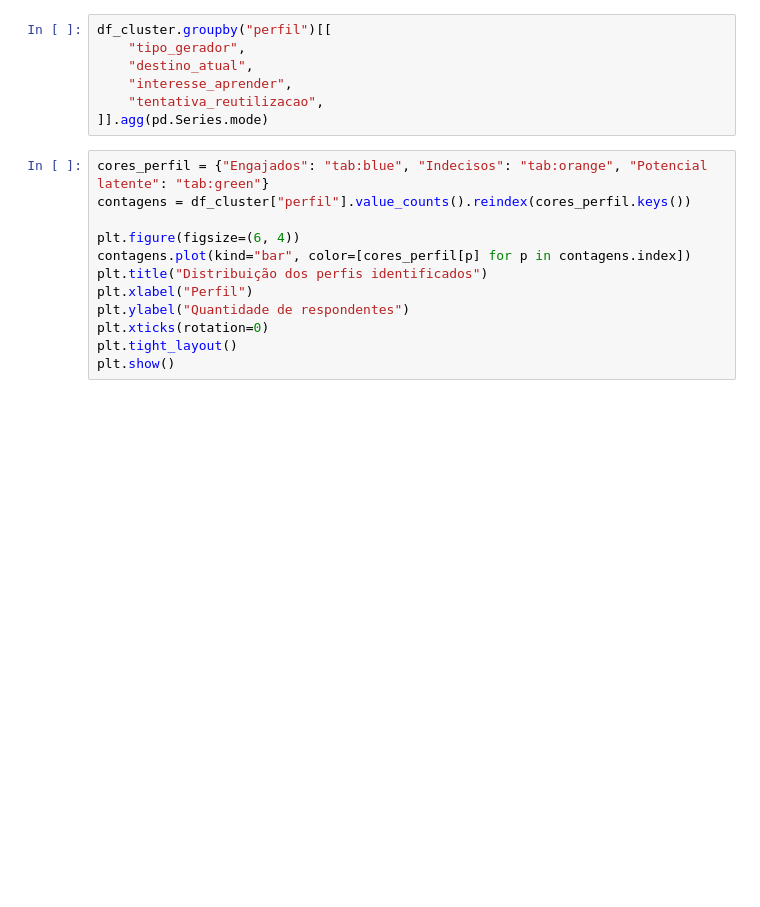
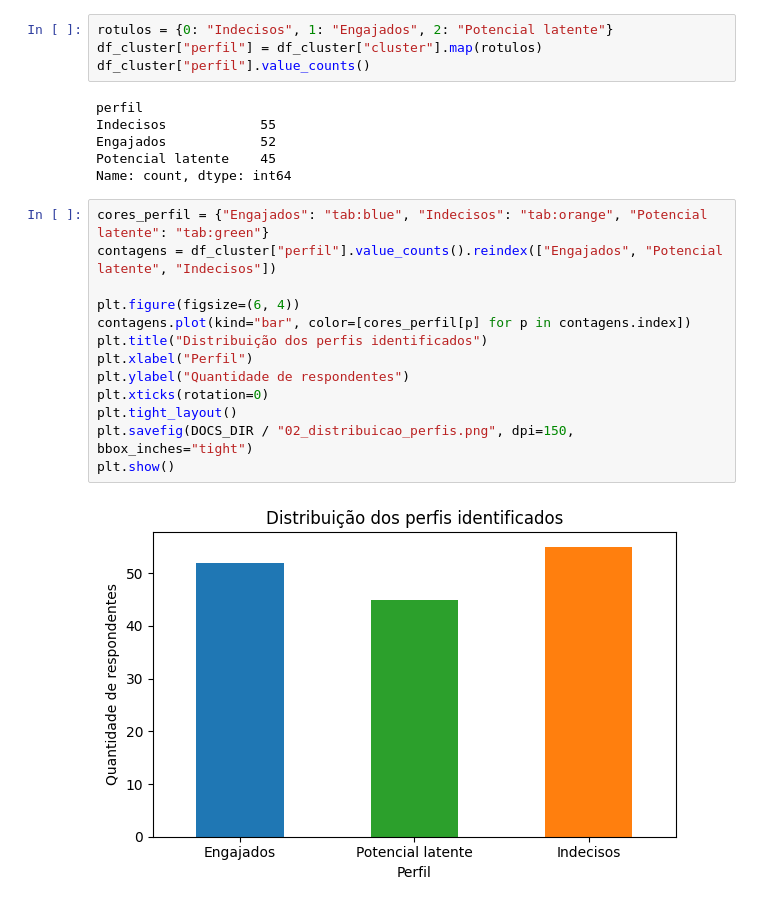
Before and after one commit to marcosconci1/residuos-chapeco-ml, a Jupyter notebook: notebooks/02_clusterizacao.ipynb, the cells around one changed output. Drawn from its saved outputs; the diff is of its cells as text; blank space fills up the shorter version.

```diff
--- a/notebooks/02_clusterizacao.ipynb
+++ b/notebooks/02_clusterizacao.ipynb
@@ -73,21 +93,27 @@ df_cluster["perfil"].value_counts()
 # %%
-df_cluster.groupby("perfil")[[
-    "tipo_gerador",
-    "destino_atual",
-    "interesse_aprender",
-    "tentativa_reutilizacao",
-]].agg(pd.Series.mode)
+rotulos = {0: "Indecisos", 1: "Engajados", 2: "Potencial latente"}
+df_cluster["perfil"] = df_cluster["cluster"].map(rotulos)
+df_cluster["perfil"].value_counts()
+# %% [output]
+perfil
+Indecisos            55
+Engajados            52
+Potencial latente    45
+Name: count, dtype: int64
 # %%
 cores_perfil = {"Engajados": "tab:blue", "Indecisos": "tab:orange", "Potencial latente": "tab:green"}
-contagens = df_cluster["perfil"].value_counts().reindex(cores_perfil.keys())
+contagens = df_cluster["perfil"].value_counts().reindex(["Engajados", "Potencial latente", "Indecisos"])
 
 plt.figure(figsize=(6, 4))
 contagens.plot(kind="bar", color=[cores_perfil[p] for p in contagens.index])
 plt.title("Distribuição dos perfis identificados")
 plt.xlabel("Perfil")
 plt.ylabel("Quantidade de respondentes")
 plt.xticks(rotation=0)
 plt.tight_layout()
+plt.savefig(DOCS_DIR / "02_distribuicao_perfis.png", dpi=150, bbox_inches="tight")
 plt.show()
+# %% [output]
+[figure, added]
 # %%
 # Redução para 2 dimensões com PCA para visualização
```
Also changed, not shown: parts of 11 cells of this notebook, 26 other files.
